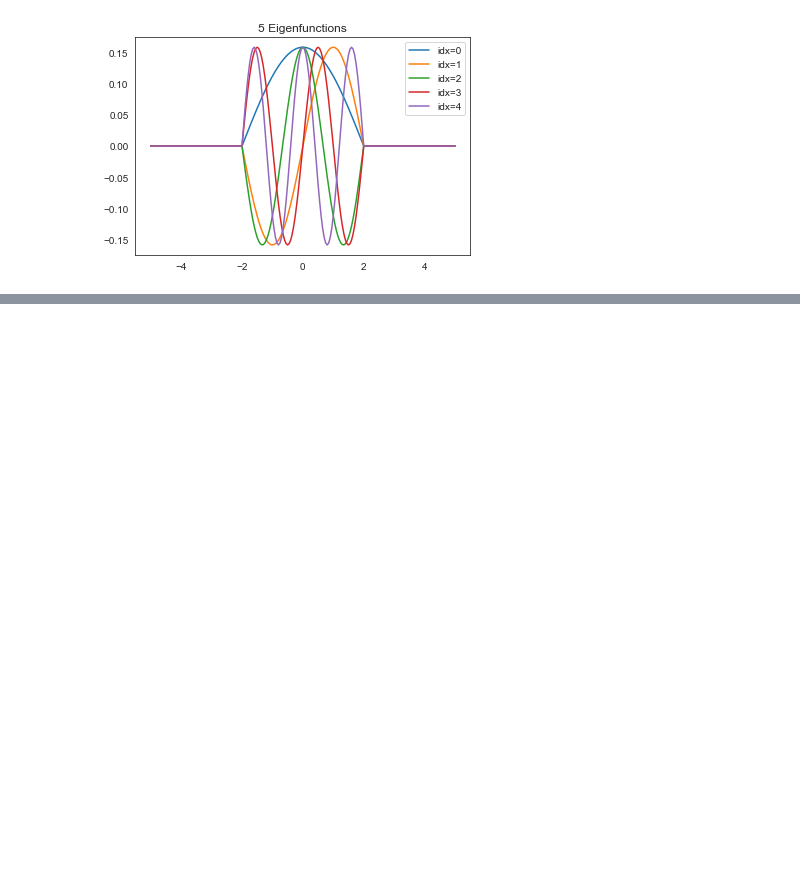
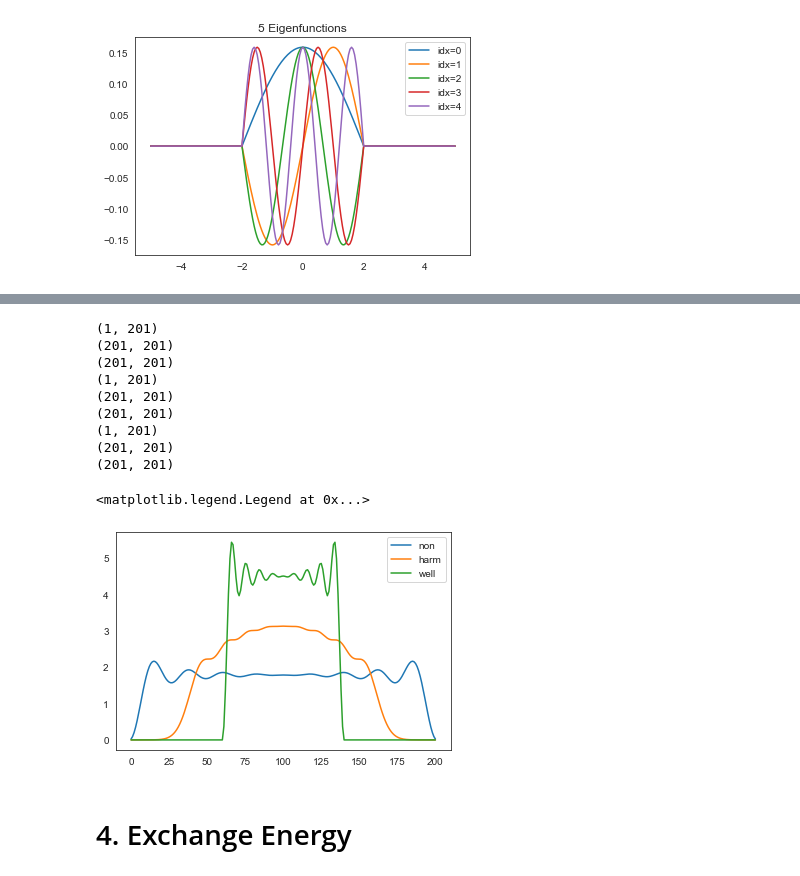
Before and after one commit to Hyliu-BUAA/QM, a Jupyter notebook: DFT/1D_DFT/1d-dft.ipynb, the cells around one changed output, grey strips where cells are left out. Drawn from its saved outputs; the diff is of its cells as text; code cells hidden in the pictures; blank space fills up the shorter version.

Commit message:
Calculate density for groud state

```diff
--- a/DFT/1D_DFT/1d-dft.ipynb
+++ b/DFT/1D_DFT/1d-dft.ipynb
@@ -92,9 +89,9 @@ plt.legend()
 $$ \^{H} = \^{T} = -\frac{1}{2}\frac{d^2}{dx^2} + x^2 $$
 # %%
 potentials_lst = np.power(xs_lst, 2)
-potentials_matrix = np.mat( np.diag(potentials_lst, 0) )
+potentials_matrix = np.diag(potentials_lst, 0)
 # %%
-H = derivative_x_2 + potentials_matrix
+H = operator_kinetic + potentials_matrix
 
-eig_vals_lst, eig_vecs_lst = LA.eigh(H)
+eig_vals_harm_lst, eig_vecs_harm_lst = np.linalg.eigh(H)
 # %% [markdown]
@@ -131,6 +128,6 @@ plt.plot(potentials_well_lst)
 [<matplotlib.lines.Line2D at 0x...>]
 [figure]
 # %%
-eig_vals_lst, eig_vecs_lst = np.linalg.eigh(derivative_x_2 + np.diag(potentials_well_lst))
+eig_vals_well_lst, eig_vecs_well_lst = np.linalg.eigh(operator_kinetic + np.diag(potentials_well_lst))
 # %%
 for idx in range(5):
@@ -144,0 +193,51 @@ plt.legend()
+# %%
+# 计算 density
+def get_density(num_electrons, xs_lst, eig_vecs_lst):
+    # 1. normalization
+    I = get_integral(xs_lst=xs_lst,
+                    ys_lst=np.power(eig_vecs_lst, 2),
+                    axis=0)
+
+    normed_eig_vecs_lst = eig_vecs_lst / np.sqrt(I)
+    print(I.shape)
+    print(eig_vecs_lst.shape)
+    print(normed_eig_vecs_lst.shape)
+
+
+    # 2. occupation number
+    nums_electrons_lst = [2 for _ in range(num_electrons // 2)]
+    if (num_electrons % 2):
+        nums_electrons_lst.append(1)
+
+    # 3. calculate density
+    densitys_lst = np.zeros_like(eig_vecs_lst[:, 0])    # 列向量
+    for ne, psi in zip(nums_electrons_lst, normed_eig_vecs_lst.T):  #
+        densitys_lst += ne * np.power(psi.T, 2)
+
+    return densitys_lst
+# %%
+num_electrons = 17
+plt.plot(get_density(num_electrons,
+                     xs_lst,
+                     eig_vecs_non_lst), label="non")
+plt.plot(get_density(num_electrons,
+                     xs_lst,
+                     eig_vecs_harm_lst), label="harm")
+plt.plot(get_density(num_electrons,
+                     xs_lst,
+                     eig_vecs_well_lst), label="well")
+plt.legend(loc=1)
+# %% [output]
+(1, 201)
+(201, 201)
+(201, 201)
+(1, 201)
+(201, 201)
+(201, 201)
+(1, 201)
+(201, 201)
+(201, 201)
+<matplotlib.legend.Legend at 0x...>
+[figure, added]
+# %% [markdown]
+# 4. Exchange Energy
```
Also changed, not shown: parts of 15 cells of this notebook, 4 other files.
